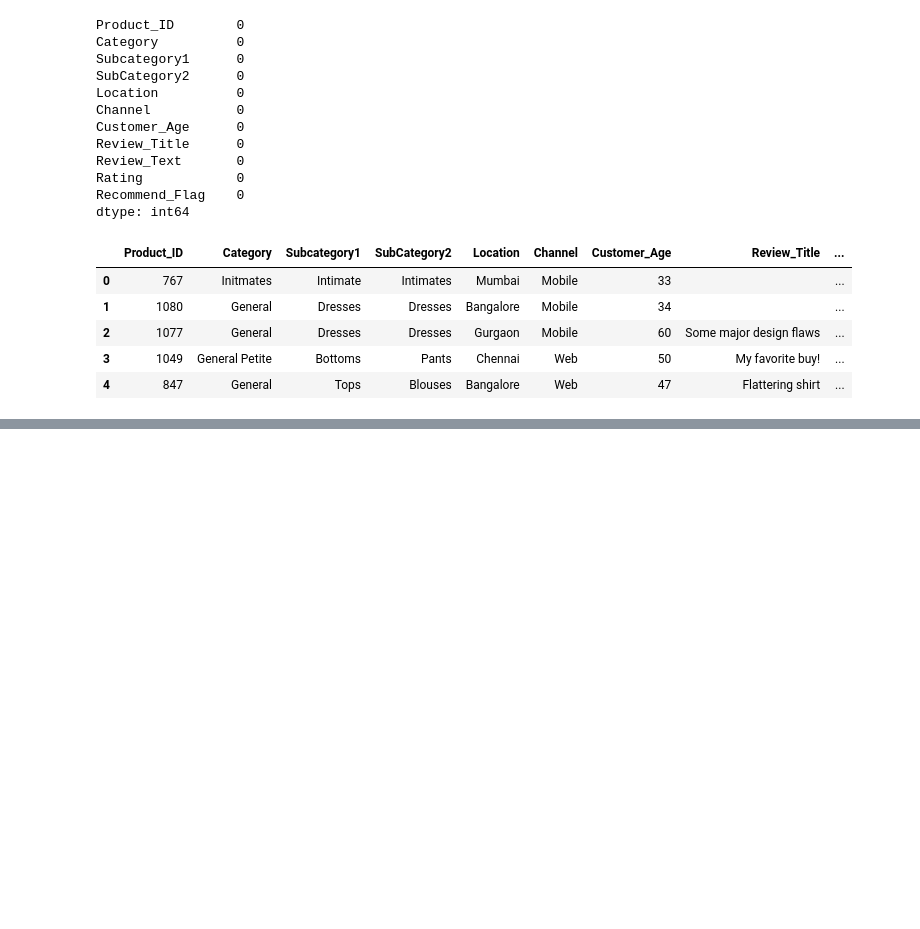
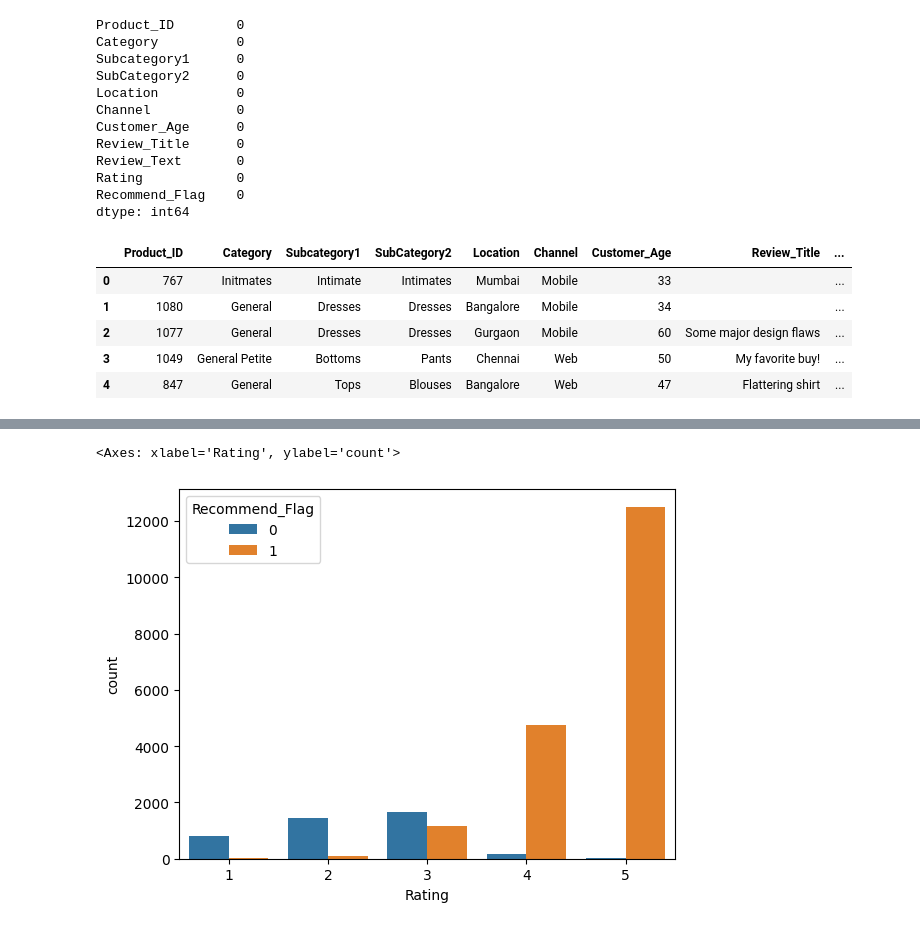
Before and after one commit to Adi46878/women-clothing-review-analytics, a Jupyter notebook: Women_Clothing_Review_Analytics.ipynb, the cells around one changed output, grey strips where cells are left out. Drawn from its saved outputs; the diff is of its cells as text; code cells hidden in the pictures; blank space fills up the shorter version.

```diff
--- a/Women_Clothing_Review_Analytics.ipynb
+++ b/Women_Clothing_Review_Analytics.ipynb
@@ -119,0 +157,9 @@ df.head()
+# %%
+sns.countplot(
+    x='Rating',
+    hue='Recommend_Flag',
+    data=df
+)
+# %% [output]
+<Axes: xlabel='Rating', ylabel='count'>
+[figure, added]
```
Also changed, not shown: parts of 7 cells of this notebook.
